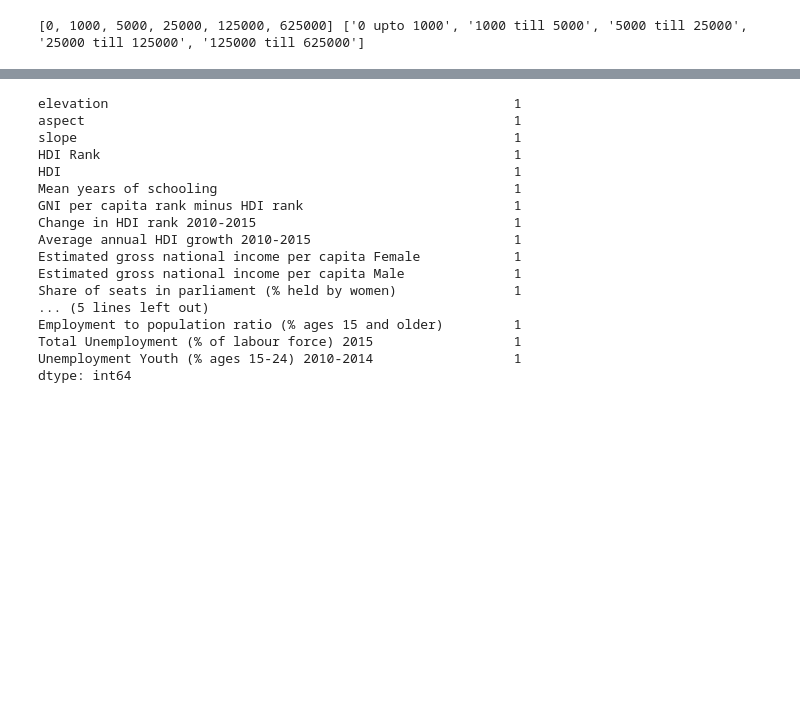
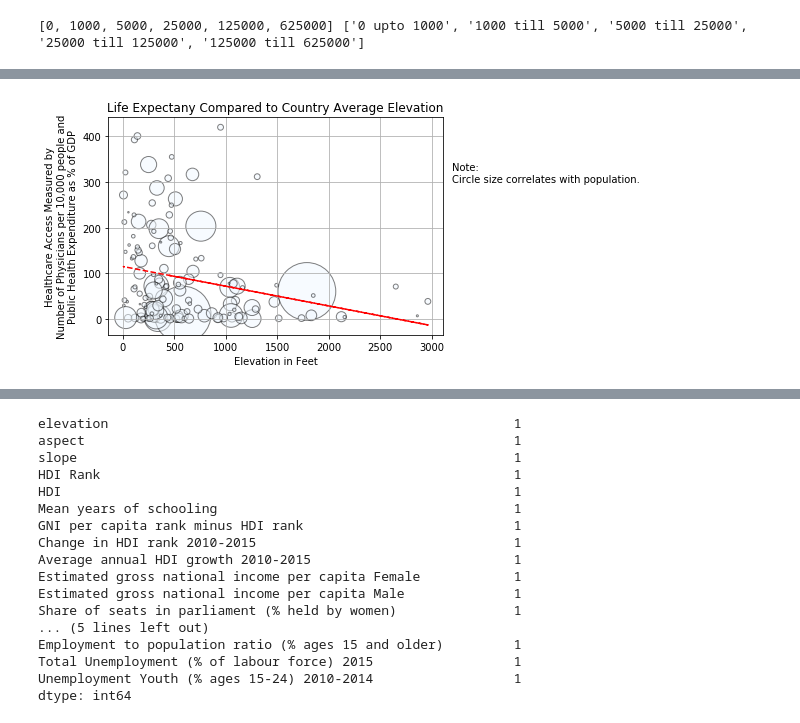
Before and after one commit to ffidai/Project1, a Jupyter notebook: HappinessV1.ipynb, the cells around one changed output, grey strips where cells are left out. Drawn from its saved outputs; the diff is of its cells as text; code cells hidden in the pictures; blank space fills up the shorter version.

```diff
--- a/HappinessV1.ipynb
+++ b/HappinessV1.ipynb
@@ -71,0 +166,28 @@ Index(['elevation', 'aspect', 'slope', 'wind', 'cloudiness', 'HDI Rank', 'HDI',
+# %%
+# Are people in highly elevated countries healthier on average?
+
+healthdf2 = healthdf.dropna(axis=0, how="any")
+health = healthdf2["pphe"]
+population2 = healthdf2["Total Population (millions) 2015"]
+elevation = healthdf2["elevation"]
+
+plt.scatter(elevation, health, marker="o", facecolors="aliceblue", edgecolors="black", s=(population2**0.9)*5, alpha=0.5)
+
+plt.grid()
+plt.title("Life Expectany Compared to Country Average Elevation")
+plt.xlabel("Elevation in Feet")
+plt.ylabel("Healthcare Access Measured by\nNumber of Physicians per 10,000 people and\nPublic Health Expenditure as % of GDP")
+# plt.ylim(-200, 3200)
+# plt.xlim(49,86)
+plt.text(3200,300,"Note:\nCircle size correlates with population.")
+
+
+
+z = np.polyfit(elevation, health, 1)
+p = np.poly1d(z)
+plt.plot(elevation,p(elevation),"r--")
+
+plt.savefig("Elevation Compared to Healthcare Access.png")
+plt.show()
+# %% [output]
+[figure, added]
```
Also changed, not shown: parts of 27 cells of this notebook, 14 other files.
